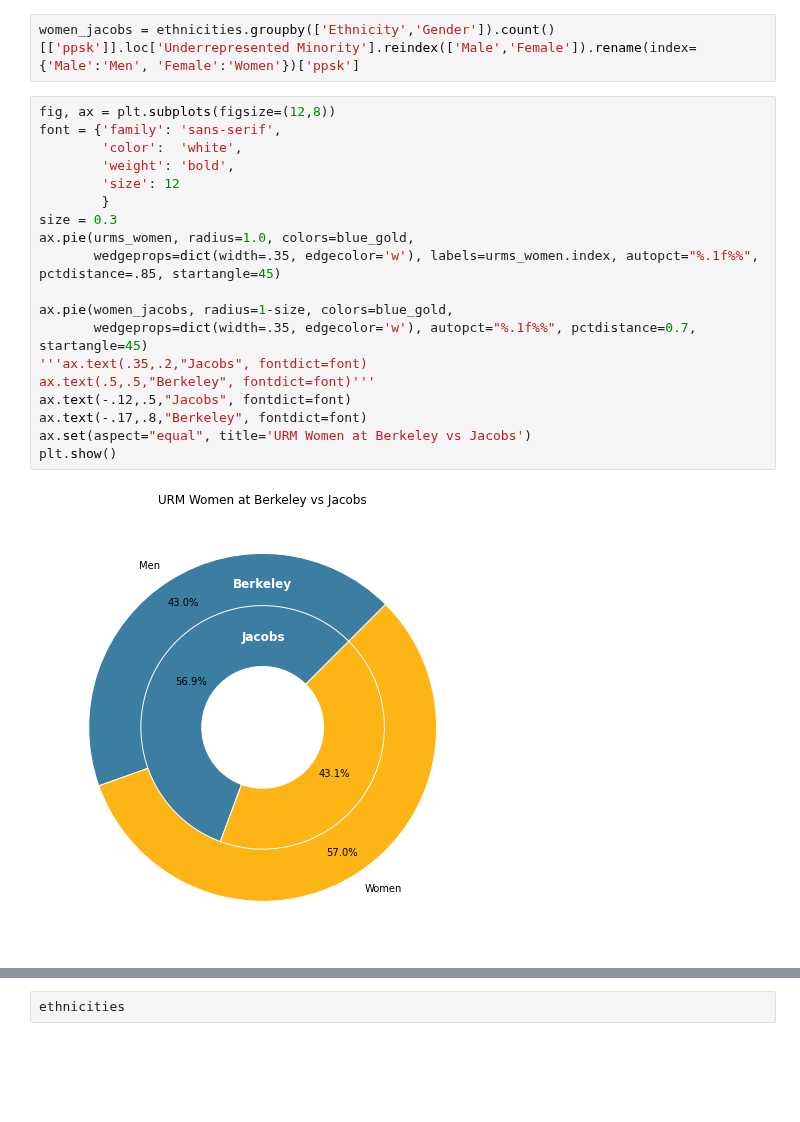
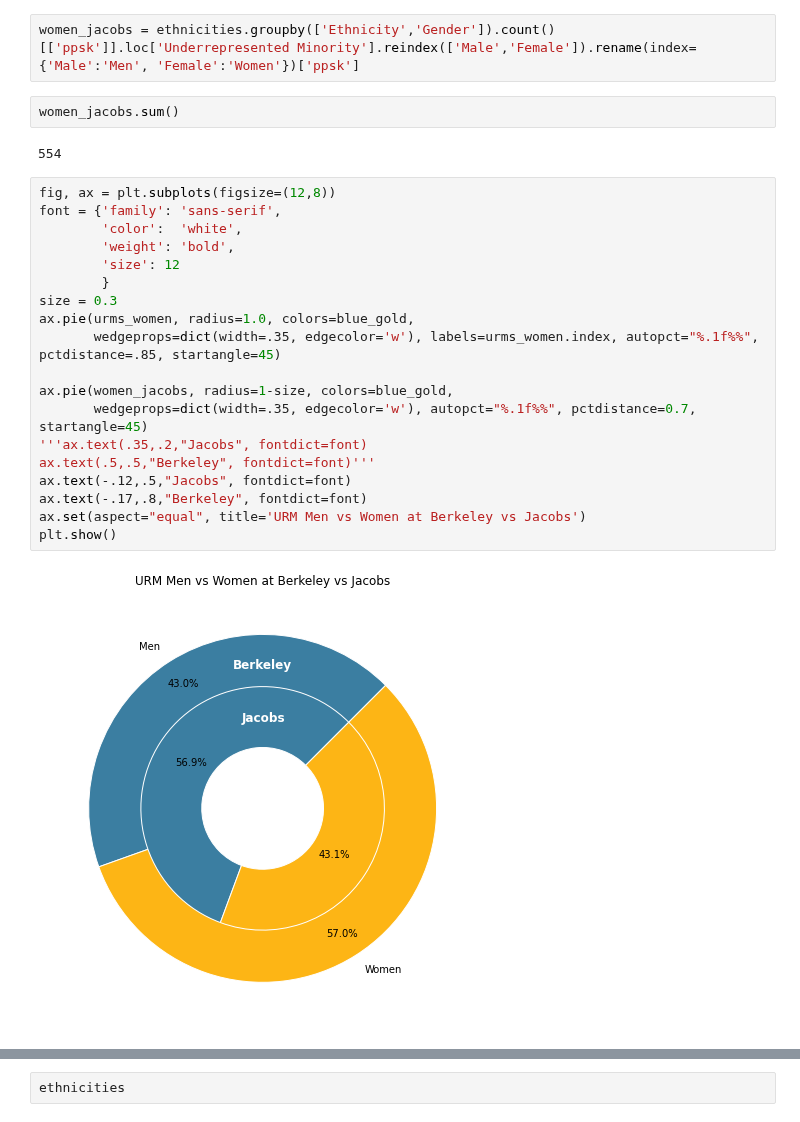
Before and after one commit to PaulDTP/Berkeley_Jacobs, a Jupyter notebook: urm_ls.ipynb, the cells around one changed output, grey strips where cells are left out. Drawn from its saved outputs; the diff is of its cells as text; blank space fills up the shorter version.

```diff
--- a/urm_ls.ipynb
+++ b/urm_ls.ipynb
@@ -202,24 +205,28 @@ Text(-0.17, 0.8, 'Berkeley')
 # %%
 women_jacobs = ethnicities.groupby(['Ethnicity','Gender']).count()[['ppsk']].loc['Underrepresented Minority'].reindex(['Male','Female']).rename(index={'Male':'Men', 'Female':'Women'})['ppsk']
+# %%
+women_jacobs.sum()
+# %% [output]
+554
 # %%
 fig, ax = plt.subplots(figsize=(12,8))
 font = {'family': 'sans-serif',
         'color':  'white',
         'weight': 'bold',
         'size': 12
         }
 size = 0.3
 ax.pie(urms_women, radius=1.0, colors=blue_gold,
        wedgeprops=dict(width=.35, edgecolor='w'), labels=urms_women.index, autopct="%.1f%%", pctdistance=.85, startangle=45)
 
 ax.pie(women_jacobs, radius=1-size, colors=blue_gold,
        wedgeprops=dict(width=.35, edgecolor='w'), autopct="%.1f%%", pctdistance=0.7, startangle=45)
 '''ax.text(.35,.2,"Jacobs", fontdict=font)
 ax.text(.5,.5,"Berkeley", fontdict=font)'''
 ax.text(-.12,.5,"Jacobs", fontdict=font)
 ax.text(-.17,.8,"Berkeley", fontdict=font)
-ax.set(aspect="equal", title='URM Women at Berkeley vs Jacobs')
+ax.set(aspect="equal", title='URM Men vs Women at Berkeley vs Jacobs')
 plt.show()
 # %% [output]
-[figure, old version]
+[figure, new version]
 # %%
```
Also changed, not shown: parts of 30 cells of this notebook, 11 other files.
